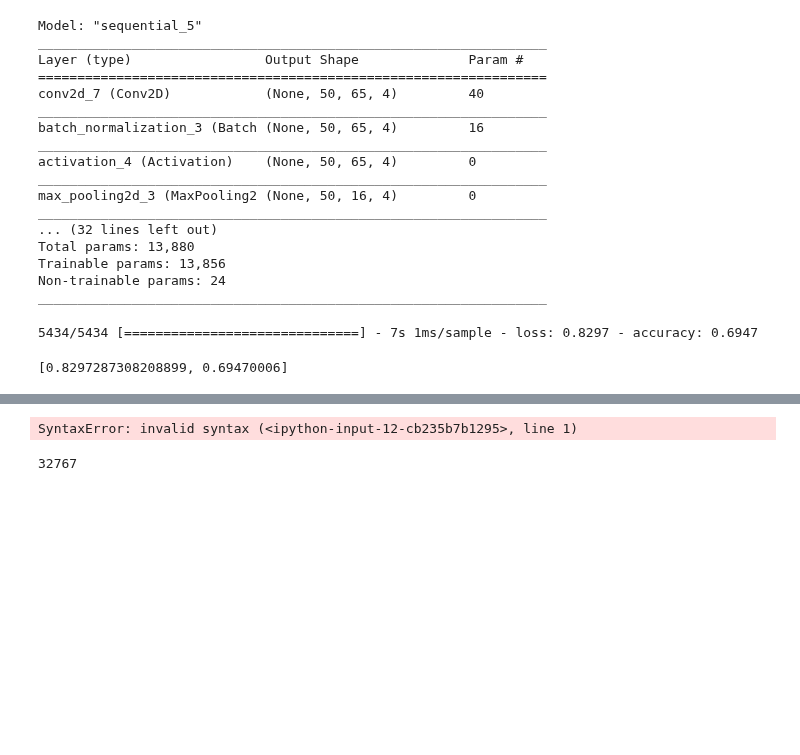
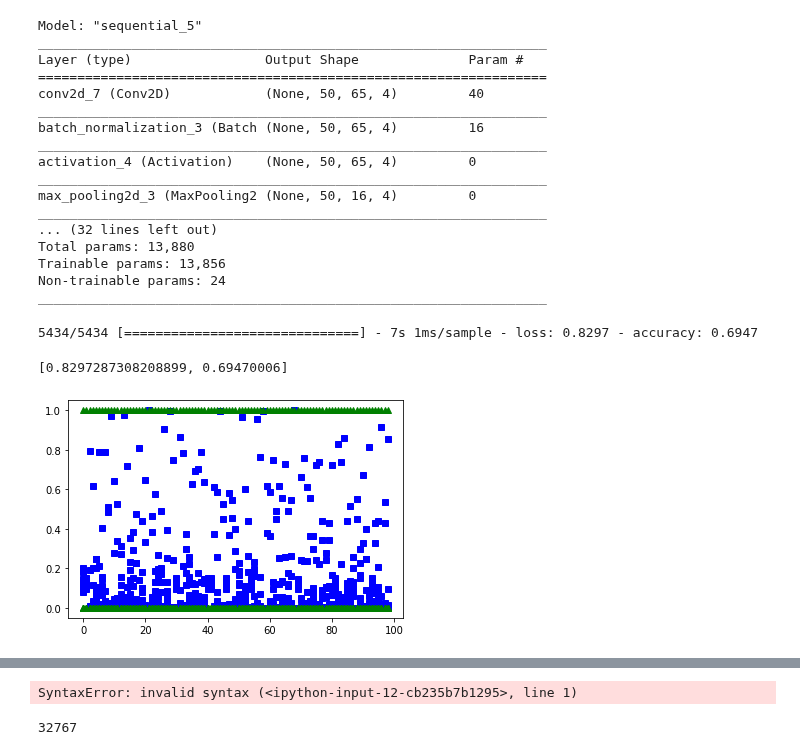
Before and after one commit to pffelix/EmbeddedNeuralNetwork, a Jupyter notebook: src/PythonCode/LocalizationTraining.ipynb, the cells around one changed output, grey strips where cells are left out. Drawn from its saved outputs; the diff is of its cells as text; code cells hidden in the pictures; blank space fills up the shorter version.

```diff
--- a/src/PythonCode/LocalizationTraining.ipynb
+++ b/src/PythonCode/LocalizationTraining.ipynb
@@ -347,7 +347,9 @@ model.evaluate (X_validate,Y_validate)
 # %%
 Y_pred = model.predict (X_validate)
 index = 0
-plt.plot (Y_pred,'bs',Y_validate,'g^')
+plt.plot (Y_pred[1:100,:],'bs',Y_validate[1:100,:],'g^')
 plt.show()
+# %% [output]
+[figure, added]
 # %%
 model.evaluate (X_train,Y_train)
```
Also changed, not shown: parts of 2 cells of this notebook.
